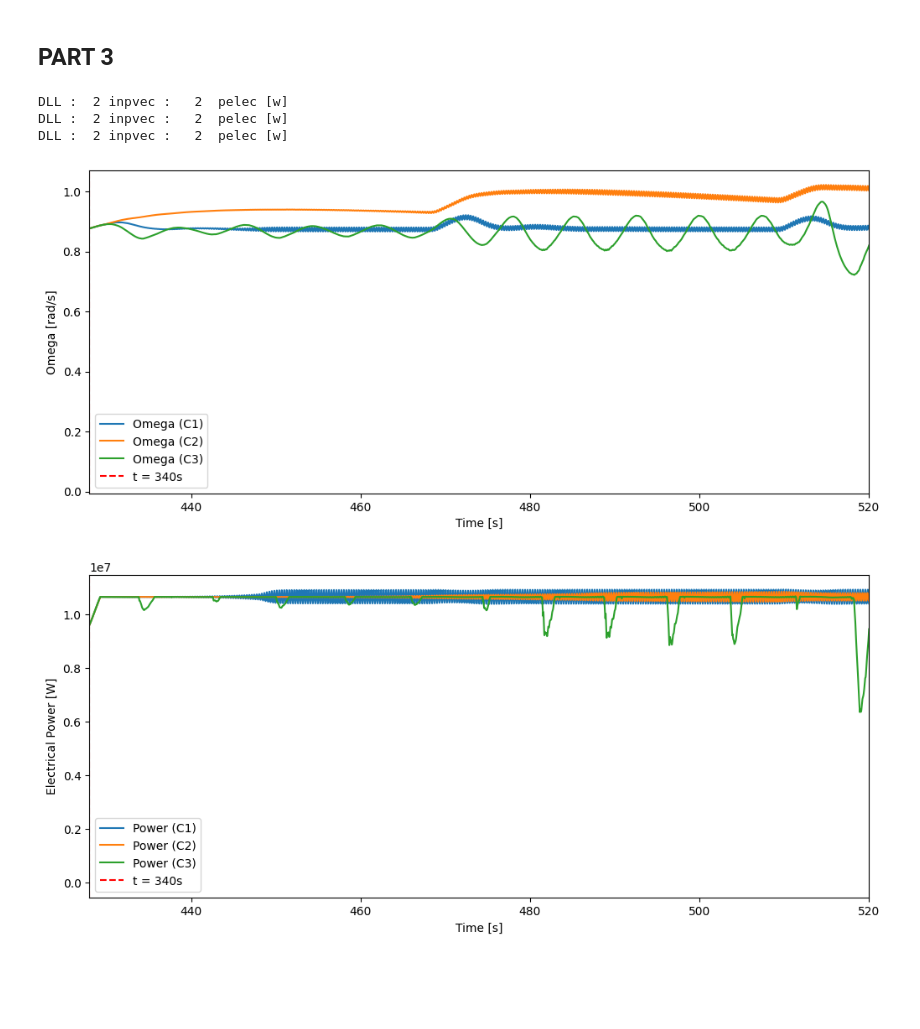
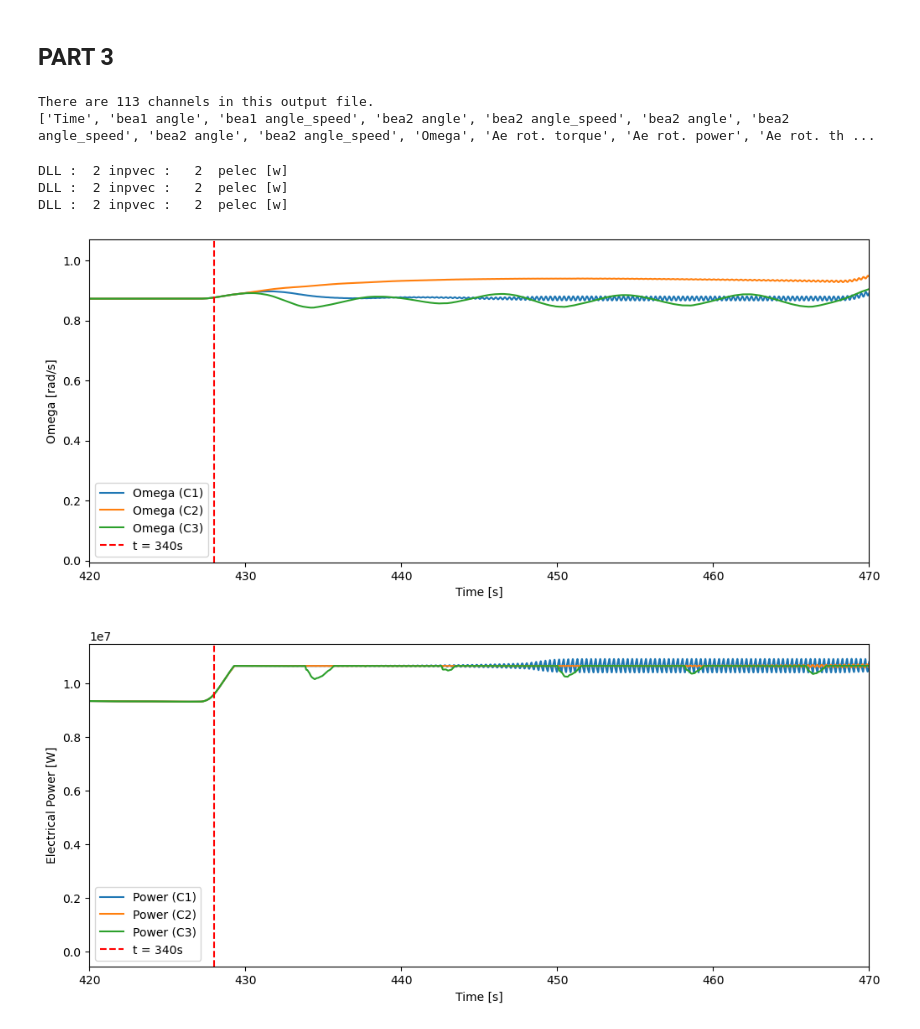
Before and after one commit to nicolaquaia/LAC_final, a Jupyter notebook: assignment_03/Assignment_3_part_01.ipynb, the cells around one changed output. Drawn from its saved outputs; the diff is of its cells as text; code cells hidden in the pictures; blank space fills up the shorter version.

```diff
--- a/assignment_03/Assignment_3_part_01.ipynb
+++ b/assignment_03/Assignment_3_part_01.ipynb
@@ -424,15 +420,33 @@ file name |     Kp   |     Ki
+# %%
+#path = f'our_design/res_hawc2s/Group1_redesign_hawc2s_ctrl_C1_ctrl_tuning.txt'
+#ctrltune_dict = load_ctrl_txt(path)
+
+fname = f'our_design/res/Group1_redesign_hawc2s_step_C1.hdf5'
+h2res = ReadHAWC2(fname)
+
+names, units, desc = h2res.chaninfo
+print('There are', len(names), 'channels in this output file.')
+print(names)
+
+idx_power = np.where(['DLL inp   2:   2' in name for name in names])[0]
+# %% [output]
+There are 113 channels in this output file.
+['Time', 'bea1 angle', 'bea1 angle_speed', 'bea2 angle', 'bea2 angle_speed', 'bea2 angle', 'bea2 angle_speed', 'bea2 angle', 'bea2 angle_speed', 'Omega', 'Ae rot. torque', 'Ae rot. power', 'Ae rot. th ...
 # %%
+
+
+# Define the vertical line position
+vertical_line_time = 428
+xmin = 420
+xmax = 470
+horizontal_line_wsp = V_RATED_Y
+
 # Create figure and axes for each variable
 fig_omega, ax_omega = plt.subplots(figsize=(12, 5))
 fig_power, ax_power = plt.subplots(figsize=(12, 5))
 fig_wsp, ax_wsp = plt.subplots(figsize=(12, 5))
 fig_pitch, ax_pitch = plt.subplots(figsize=(12, 5))
 
-# Define the vertical line position
-vertical_line_time = 428
-xmin = 428
-xmax = 520
-horizontal_line_wsp = V_RATED_Y
 for k in range(1, 4):
     # Filename for each iteration
     fname = f'our_design/res/Group1_redesign_hawc2s_step_C{k}.hdf5'
@@ -493,10 +507,10 @@ ax_power.set(xlim=[xmin, xmax])
 ax_power.legend()
 
 # Save each figure to a file
-fig_omega.savefig('omega_plot_123.pdf')  # Save Omega plot
-fig_power.savefig('power_plot_123.pdf')  # Save Power plot
-fig_wsp.savefig('wsp_plot_123.pdf')      # Save WSP plot
-fig_pitch.savefig('pitch_plot_123.png')  # Save Pitch plot
+fig_omega.savefig('plots/omega_plot_123.pdf')  # Save Omega plot
+fig_power.savefig('plots/power_plot_123.pdf')  # Save Power plot
+fig_wsp.savefig('plots/wsp_plot_123.pdf')      # Save WSP plot
+fig_pitch.savefig('plots/pitch_plot_123.png')  # Save Pitch plot
 
 # Show all plots
 plt.show()
@@ -522,17 +536,15 @@ for k in range(4, 7):
     idx_pitch = np.where(['bea2 angle' in name for name in names])[0]
     idx_power = np.where(['DLL inp   2:   2' in name for name in names])[0]
 
-    # Plot WSP
+    # Plot and set Y-limits for each axis
     ax_wsp.plot(h2res.t, h2res.data[:, idx_WSP], label=f'WSP (C{k})')
 
-    # Plot Pitch
     ax_pitch.plot(h2res.t, h2res.data[:, idx_pitch[0]], label=f'Pitch (C{k})')
 
-    # Plot Omega
     ax_omega.plot(h2res.t, h2res.data[:, idx_Omega], label=f'Omega (C{k})')
 
-    # Plot Power
     ax_power.plot(h2res.t, h2res.data[:, idx_power], label=f'Power (C{k})')
+
 
 
 # Add vertical line at t = 340s on each plot
@@ -542,41 +554,50 @@ ax_pitch.axvline(x=vertical_line_time, color='red', linestyle='--', label='t = 3
 ax_omega.axvline(x=vertical_line_time, color='red', linestyle='--', label='t = 340s')
 ax_power.axvline(x=vertical_line_time, color='red', linestyle='--', label='t = 340s')
 
+
 # Set labels and titles for WSP plot
 ax_wsp.set_xlabel('Time [s]')
 ax_wsp.set_ylabel('WSP')
 ax_wsp.set(xlim=[xmin, xmax])
+ax_wsp.relim()
+ax_wsp.autoscale_view()
 ax_wsp.legend()
 
 # Set labels and titles for Pitch plot
 ax_pitch.set_xlabel('Time [s]')
 ax_pitch.set_ylabel('Pitch [deg]')
 ax_pitch.set(xlim=[xmin, xmax])
+ax_pitch.relim()
+ax_pitch.autoscale_view()
 ax_pitch.legend()
 
 # Set labels and titles for Omega plot
 ax_omega.set_xlabel('Time [s]')
 ax_omega.set_ylabel('Omega [rad/s]')
 ax_omega.set(xlim=[xmin, xmax])
+ax_omega.relim()
+ax_omega.autoscale_view()
 ax_omega.legend()
 
 # Set labels and titles for Power plot
 ax_power.set_xlabel('Time [s]')
 ax_power.set_ylabel('Electrical Power [W]')
 ax_power.set(xlim=[xmin, xmax])
+ax_power.relim()
+ax_power.autoscale_view()
 ax_power.legend()
 
 # Save each figure to a file
-fig_omega.savefig('omega_plot_456.pdf')  # Save Omega plot
-fig_power.savefig('power_plot_456.pdf')  # Save Power plot
-fig_wsp.savefig('wsp_plot_456.pdf')      # Save WSP plot
-fig_pitch.savefig('pitch_plot_456.png')  # Save Pitch plot
+fig_omega.savefig('plots/omega_plot_456.pdf')  # Save Omega plot
+fig_power.savefig('plots/power_plot_456.pdf')  # Save Power plot
+fig_wsp.savefig('plots/wsp_plot_456.pdf')      # Save WSP plot
+fig_pitch.savefig('plots/pitch_plot_456.png')  # Save Pitch plot
 
 # Show all plots
 plt.show()
 # %% [output]
 DLL :  2 inpvec :   2  pelec [w]
 DLL :  2 inpvec :   2  pelec [w]
 DLL :  2 inpvec :   2  pelec [w]
-[figure, old version]
+[figure, new version]
-[figure, old version]
+[figure, new version]
```
Also changed, not shown: parts of 7 cells of this notebook.
